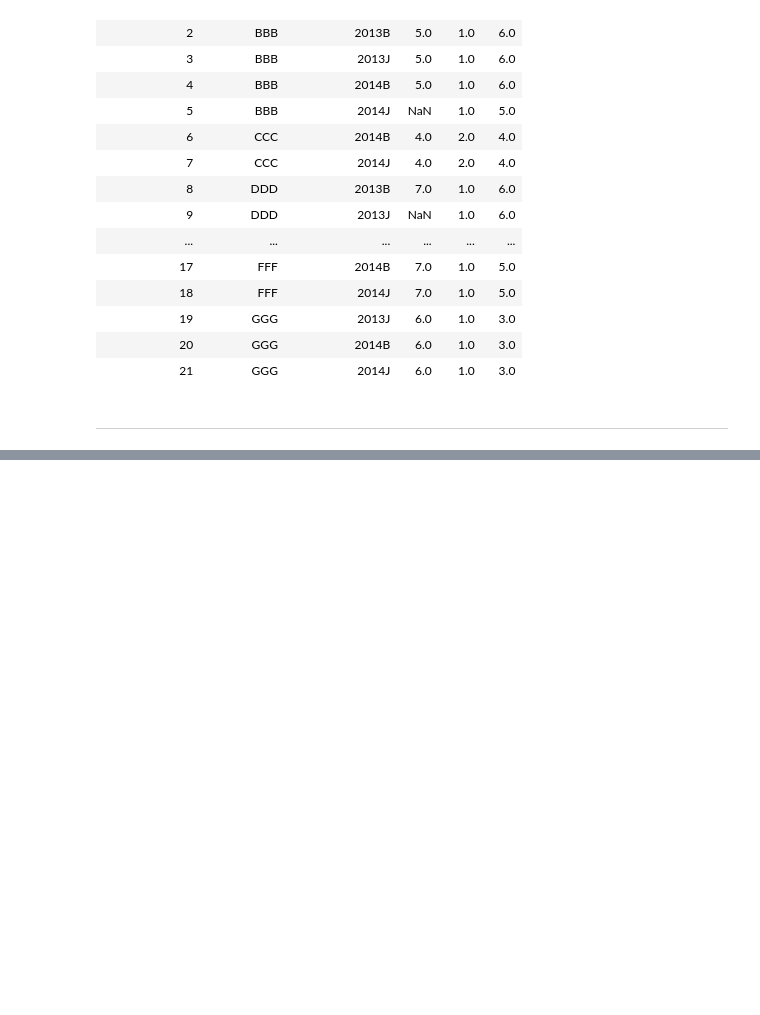
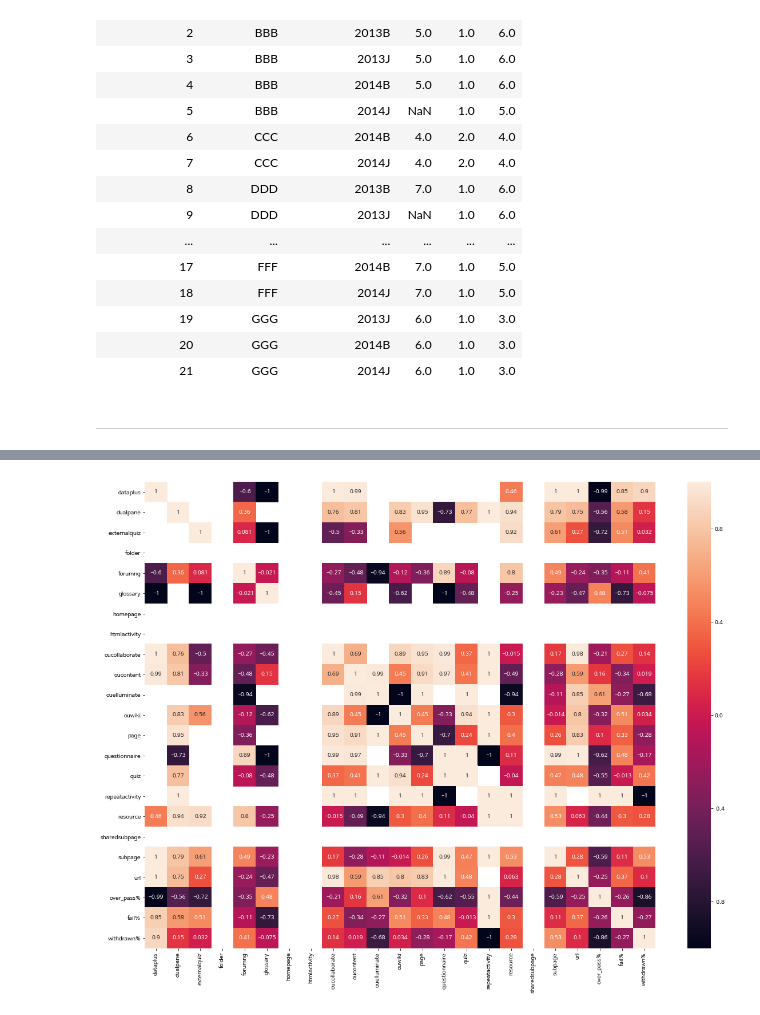
Before and after one commit to springkind/OULAD, a Jupyter notebook: 1_courses EDA.ipynb, the cells around one changed output, grey strips where cells are left out. Saved outputs shown, nothing was run; the diff lists cells and outputs as text; code cells hidden in the pictures; blank space fills up the shorter version.

```diff
--- a/1_courses EDA.ipynb
+++ b/1_courses EDA.ipynb
@@ -199,0 +332,9 @@ moduleAssessments.reset_index()
+# %%
+vlePivot = vle.pivot_table(index=['code_module', 'code_presentation'], columns='activity_type', values='id_site', aggfunc='count').reset_index()
+vlePivot = vlePivot.merge(registrationGroup[['code_module', 'code_presentation', 'over_pass%', 'fail%', 'withdrawn%']], on=['code_module', 'code_presentation'])
+
+plt.figure(figsize=(20, 15))
+sns.heatmap(vlePivot.corr(method='pearson'), annot=True)
+plt.show()
+# %% [output]
+[figure, added]
```
Also changed, not shown: parts of 20 cells of this notebook.
